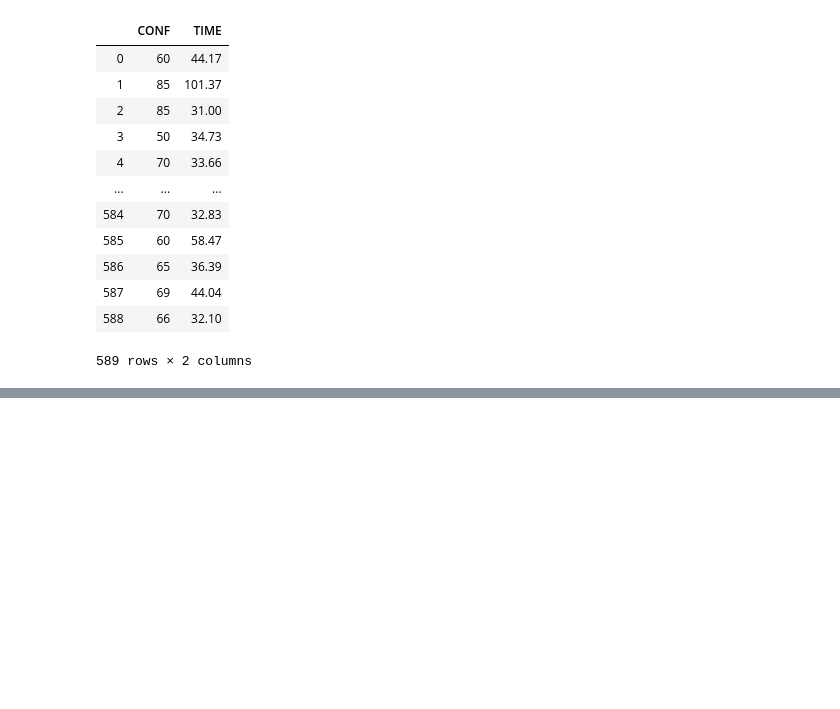
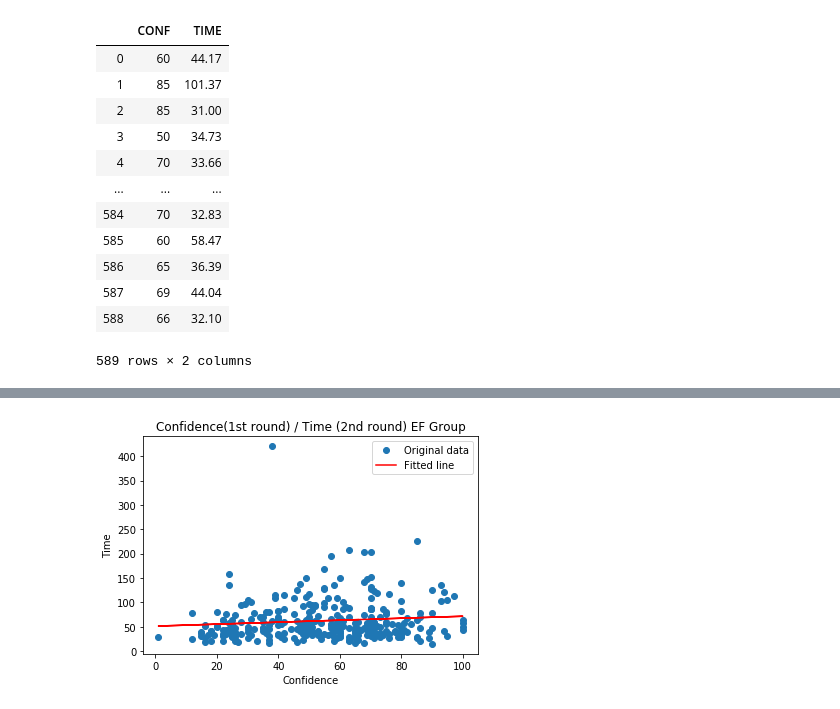
Before and after one commit to harena-lab/harena-analytics, a Jupyter notebook: notebooks/nl-experiment/nl-experiment-statistical-analysis.ipynb, the cells around one changed output, grey strips where cells are left out. Drawn from its saved outputs; the diff is of its cells as text; code cells hidden in the pictures; blank space fills up the shorter version.

```diff
--- a/notebooks/nl-experiment/nl-experiment-statistical-analysis.ipynb
+++ b/notebooks/nl-experiment/nl-experiment-statistical-analysis.ipynb
@@ -154,0 +281,10 @@ plt.show()
+# %%
+_ = plt.plot(x, y, 'o', label='Original data', markersize=6)
+_ = plt.plot(x, c*x + b, 'r', label='Fitted line')
+_ = plt.xlabel("Confidence")
+_ = plt.ylabel("Time")
+_ = plt.title("Confidence(1st round) / Time (2nd round) EF Group")
+_ = plt.legend()
+plt.show()
+# %% [output]
+[figure, added]
```
Also changed, not shown: parts of 38 cells of this notebook, 2 other files.
